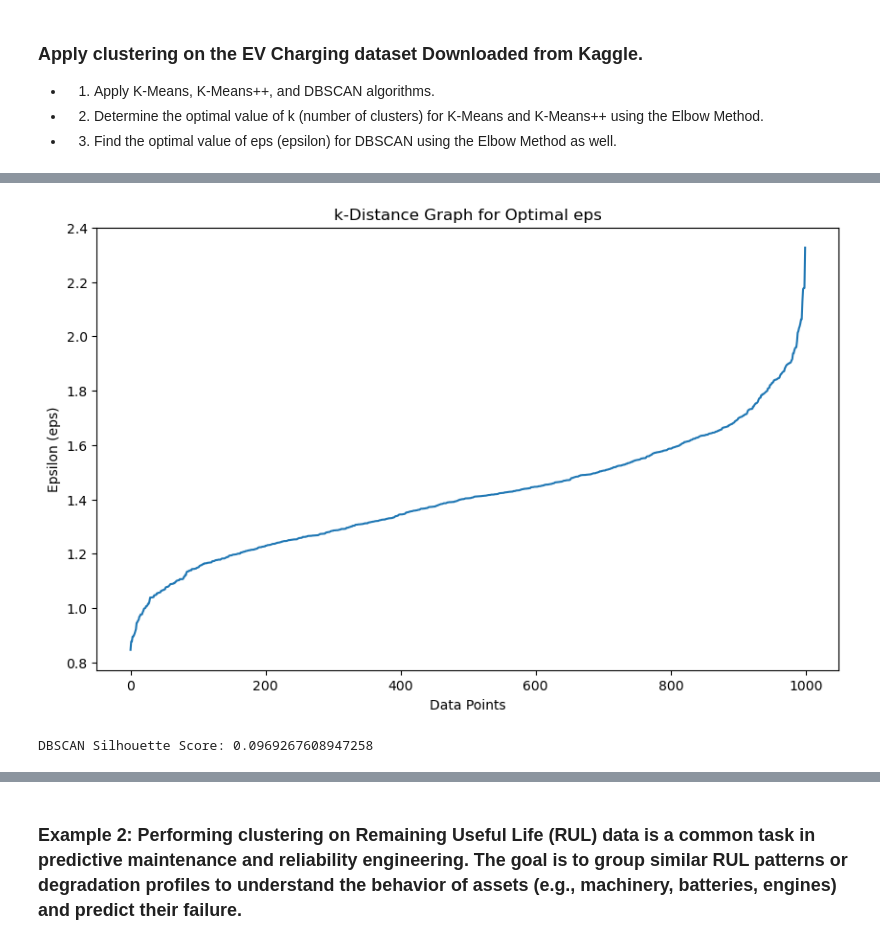
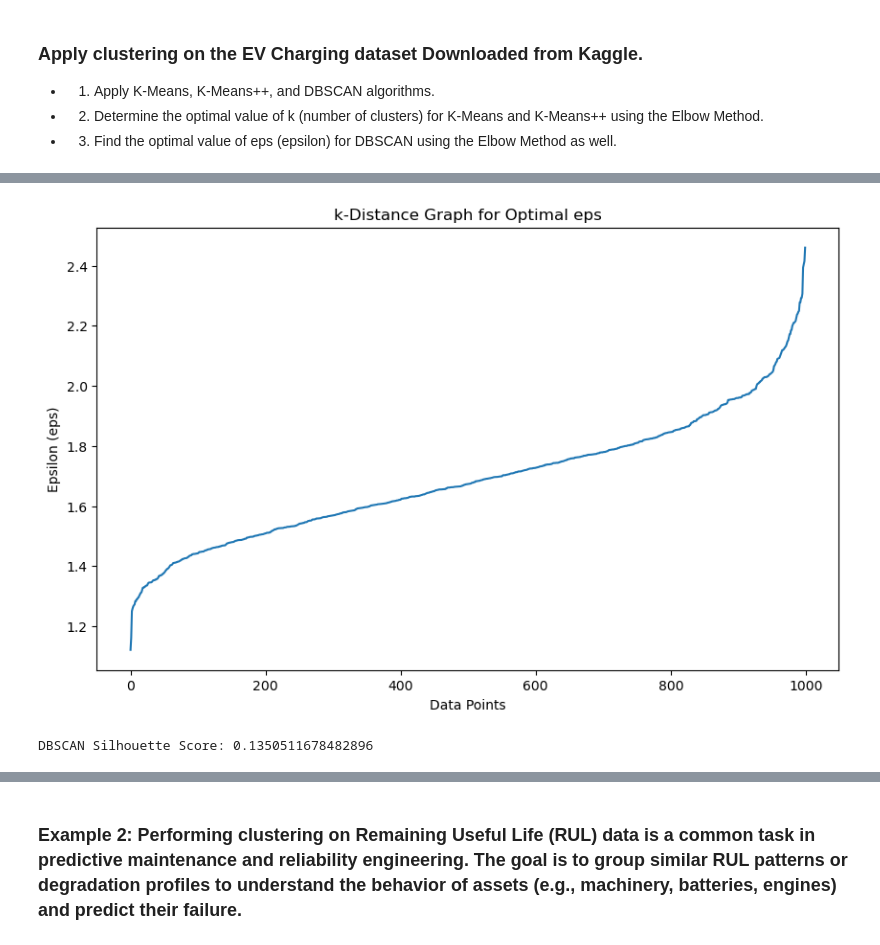
Before and after one commit to sourasb05/Information-Technology-and-Energy-Storage, a Jupyter notebook: Clustering.ipynb, the cells around one changed output, grey strips where cells are left out. Drawn from its saved outputs; the diff is of its cells as text; code cells hidden in the pictures.

```diff
--- a/Clustering.ipynb
+++ b/Clustering.ipynb
@@ -214,7 +214,7 @@ X_pca = pca.fit_transform(X_scaled)
 
 # Elbow Method for K-Means and K-Means++
 wcss = []
-k_values = range(1, 11)
+k_values = range(1, 50)
 for k in k_values:
     kmeans = KMeans(n_clusters=k, random_state=42)
     kmeans.fit(X_scaled)
@@ -302,27 +326,27 @@ Cluster 3: 193 samples
 # %%
 # DBSCAN: Find optimal eps using k-distance graph
-neighbors = NearestNeighbors(n_neighbors=3)
+neighbors = NearestNeighbors(n_neighbors=6)
 neighbors_fit = neighbors.fit(X_scaled)
 distances, indices = neighbors_fit.kneighbors(X_scaled)
 distances = np.sort(distances[:, -1], axis=0)
 
 # Plot k-distance graph
 plt.figure(figsize=(10, 6))
 plt.plot(distances)
 plt.xlabel("Data Points")
 plt.ylabel("Epsilon (eps)")
 plt.title("k-Distance Graph for Optimal eps")
 plt.show()
 # %% [output]
-[figure, old version]
+[figure, new version]
 # %%
 
 
 # Optimal eps is the point of maximum curvature (e.g., eps=1.8)
 
 # Apply DBSCAN with optimal eps
-optimal_eps = 1.7  # Replace with the elbow point value
-dbscan = DBSCAN(eps=optimal_eps, min_samples=4)
+optimal_eps = 1.9  # Replace with the elbow point value
+dbscan = DBSCAN(eps=optimal_eps, min_samples=6)
 dbscan_labels = dbscan.fit_predict(X_scaled)
 
 # Silhouette Score for DBSCAN (excluding noise points)
@@ -332,7 +356,7 @@ if len(np.unique(dbscan_labels)) > 1:
 else:
     print("DBSCAN could not form clusters.")
 # %% [output]
-DBSCAN Silhouette Score: 0.0969267608947258
+DBSCAN Silhouette Score: 0.1350511678482896
 # %%
 
 # Plot clusters for DBSCAN
```
Also changed, not shown: parts of 20 cells of this notebook, 1 other file.
